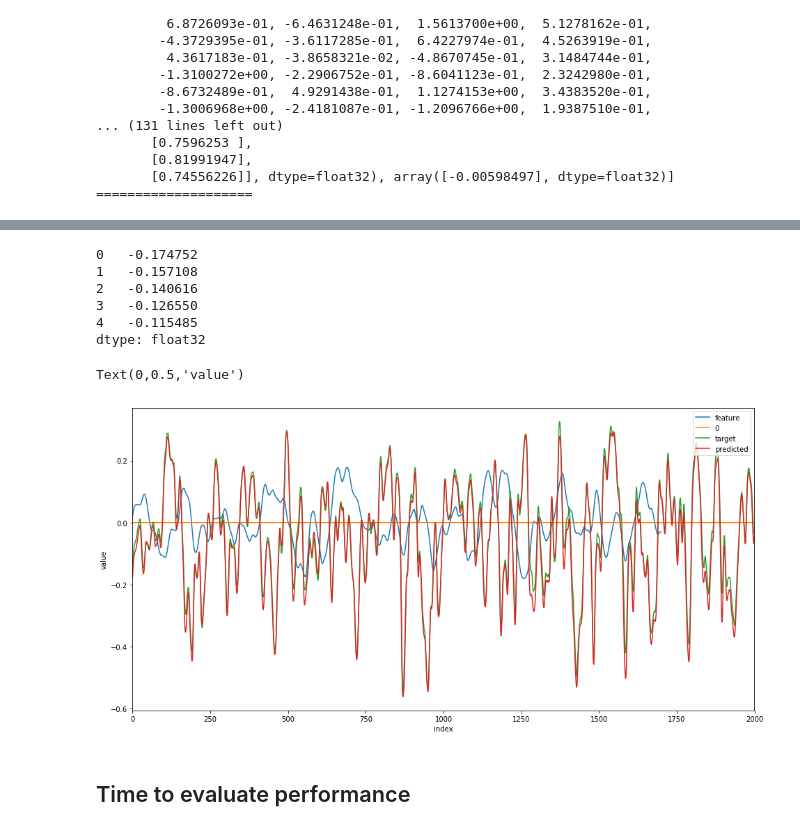
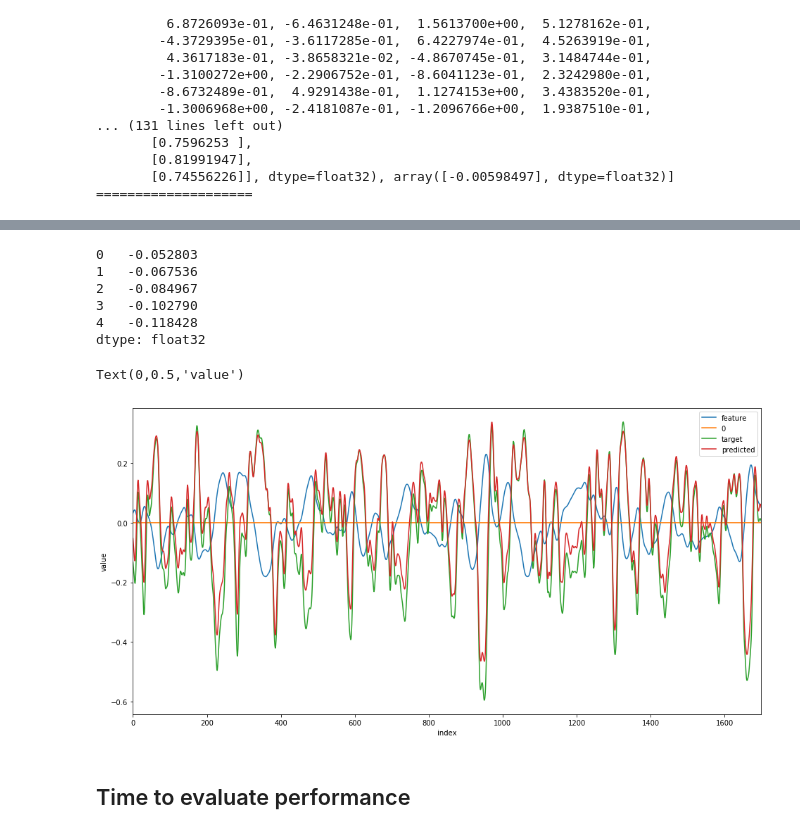
Before and after one commit to naissur/lextac-amp-modelling, a Jupyter notebook: gutar-rig-jump-head-gain-param.ipynb, the cells around one changed output, grey strips where cells are left out. Cells and saved outputs as stored; diff of their text form; code cells hidden in the pictures.

```diff
--- a/gutar-rig-jump-head-gain-param.ipynb
+++ b/gutar-rig-jump-head-gain-param.ipynb
@@ -413,0 +232,9 @@ y_te_s = y_te_f
+# %%
+%matplotlib inline
+
+(fig, ax) = plt.subplots(figsize=(10, 4))
+
+pd.Series(map(lambda x: x[-1][0], X_te_lg_f[:800])).plot.line(ax=ax)
+pd.Series(y_te_lg_f[:800]).plot.line(ax=ax)
+pd.Series(y_te_mg_f[:800]).plot.line(ax=ax)
+pd.Series(y_te_hg_f[:800]).plot.line(ax=ax)
@@ -413,0 +244,5 @@ y_te_s = y_te_f
+# %%
+X_tr_s = np.concatenate([X_tr_lg_f, X_tr_mg_f, X_tr_hg_f])
+y_tr_s = np.concatenate([y_tr_lg_f, y_tr_mg_f, y_tr_hg_f])
+
+len(X_tr_s), len(y_tr_s), np.min(X_tr_s)
@@ -413,0 +251,5 @@ y_te_s = y_te_f
+# %%
+X_te_s = np.concatenate([X_te_lg_f, X_te_mg_f, X_te_hg_f])
+y_te_s = np.concatenate([y_te_lg_f, y_te_mg_f, y_te_hg_f])
+
+len(X_te_s), len(y_te_s), np.min(X_te_s)
@@ -836,14 +678,15 @@ type(best_params)
 # %% [output]
 pandas.core.series.Series
 # %%
+%%time
 %matplotlib notebook
 
 best_params = {
     'lr': 0.003,
-    'n_samples': 4700,
+    'n_samples': 105200,
     'n_units': 20,
-    'batch_size': 100,
-    'epochs': 300,
+    'batch_size': 400,
+    'epochs': 100,
     'optimizer': keras.optimizers.Adam,
 }
 
@@ -986,46 +831,46 @@ from scipy.signal import savgol_filter
 
 (fig, ax) = plt.subplots(figsize=(16, 8))
 
-I = 2000
-OFFSET = int(MAGIC_OFFSET)
+I = 1700
+OFFSET = int(MAGIC_OFFSET) + 1200
 
 X_to_test = X_tr_s
 y_to_test = y_tr_s
 
-feat = pd.Series((np.array(list(map(lambda row: row[-1][0], X_to_test[OFFSET:(I + OFFSET)]))))[OFFSET:])
+feat = pd.Series((np.array(list(map(lambda row: row[-1][0], X_to_test[:(I + OFFSET)]))))[OFFSET:])
 
 feat.plot.line(ax=ax, label='feature')
 
 targ = pd.Series(y_to_test[OFFSET:(I + OFFSET)])
 
 pred = pd.Series(predict(model, X_to_test[:(I + OFFSET)], batch_size=best_params['batch_size'])[OFFSET:])
 # pred = (pred * 3.2) + 0.001
 pred = pred + 0.001
 
 zeros = pd.Series(np.zeros(I))
 zeros.plot.line(ax=ax, label='0')
 
 targ.plot.line(ax=ax, label='target')
 
 print(pred[:5])
 
 pred.plot.line(ax=ax, label='predicted')
 # pd.Series(savgol_filter(pred, 5, 3)).plot.line(ax=ax, label='savgol(predicted)')
 
 # pd.Series(normalize(np.array(list(map(lambda w: w[-1], X_te_f[:I]))))).plot.line(ax=ax, label='feature')
 
 ax.legend(loc="upper right")
 ax.set_xlabel('index')
 ax.set_ylabel('value')
 # %% [output]
-0   -0.174752
-1   -0.157108
-2   -0.140616
-3   -0.126550
-4   -0.115485
+0   -0.052803
+1   -0.067536
+2   -0.084967
+3   -0.102790
+4   -0.118428
 dtype: float32
 Text(0,0.5,'value')
-[figure, old version]
+[figure, new version]
 # %% [markdown]
 
 ## Time to evaluate performance
```
Also changed, not shown: parts of 71 cells of this notebook, 2 other files.
